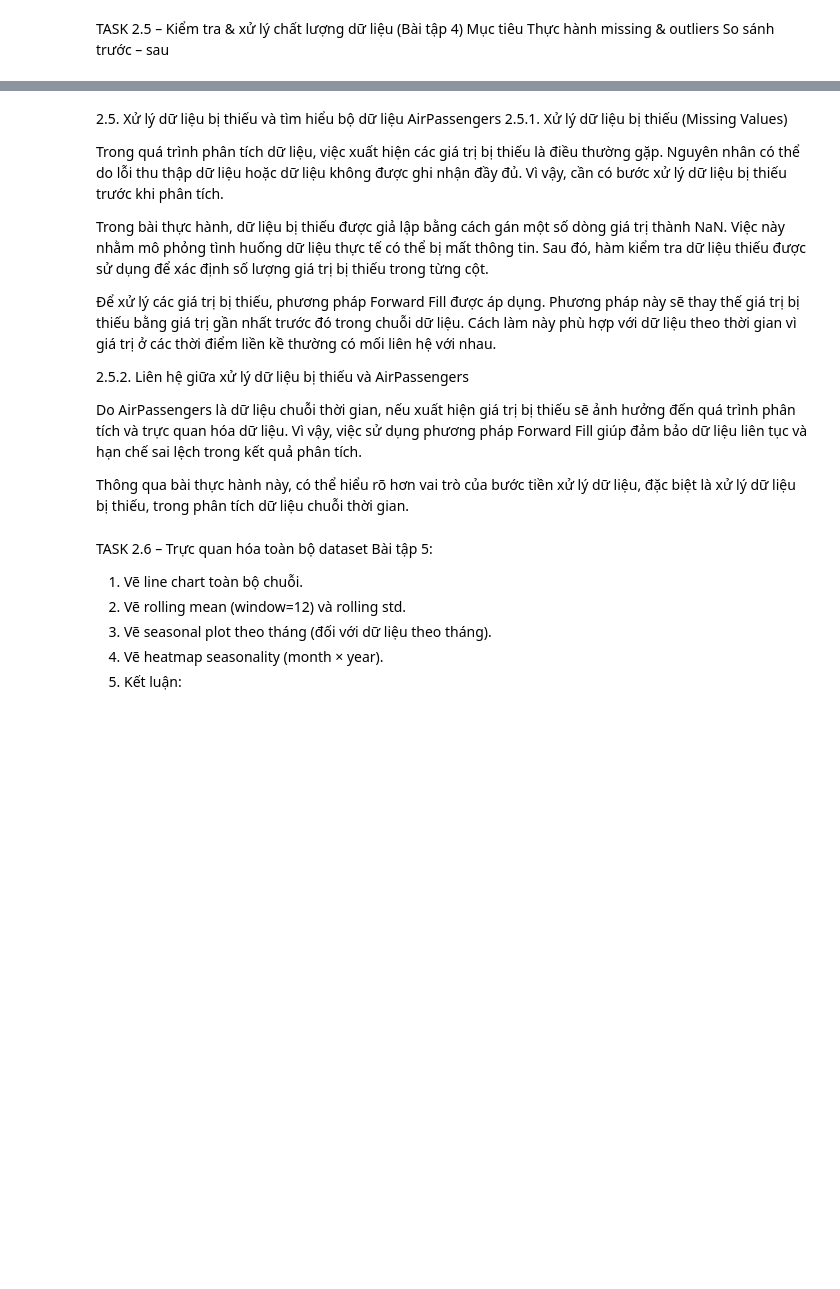
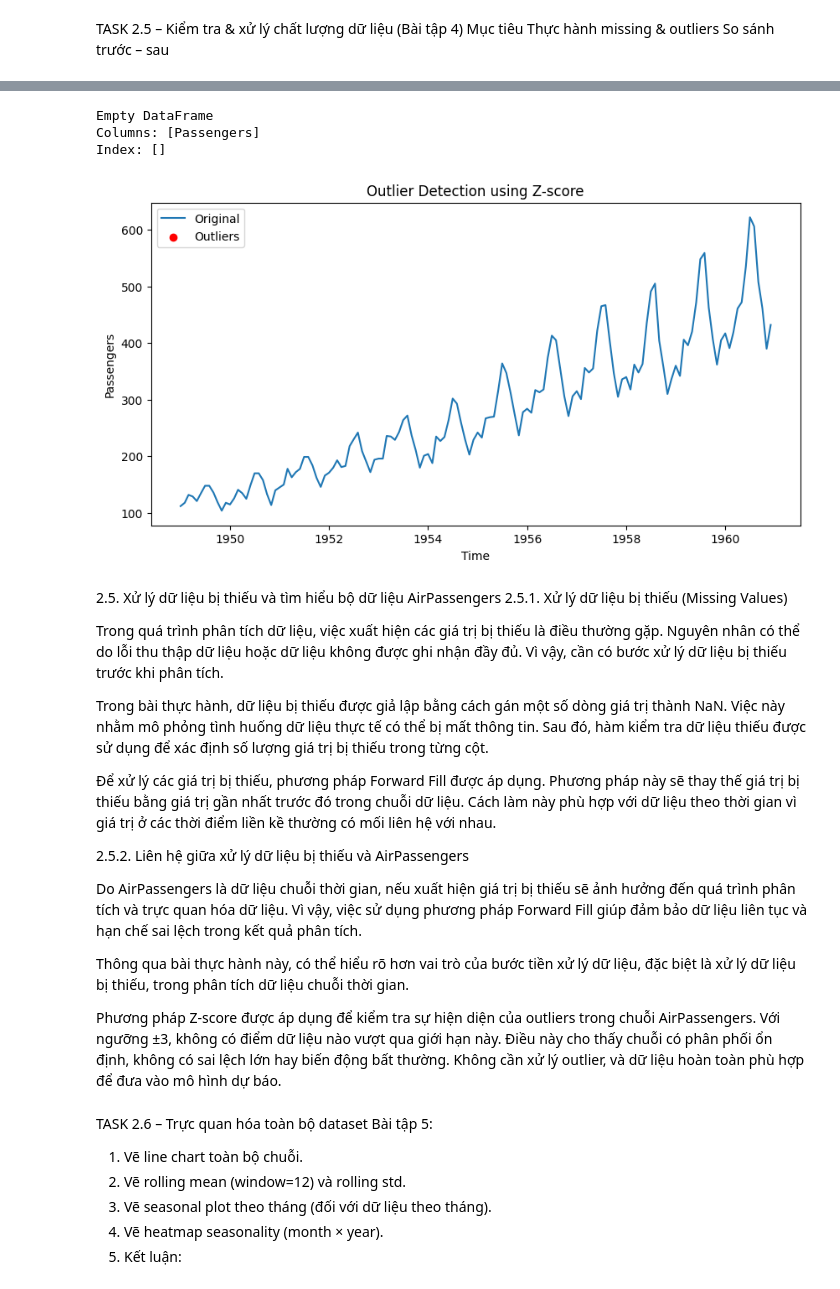
Before and after one commit to ThienNam13/Time-Series-Data-Analysis-and-Forecasting, a Jupyter notebook: Chapter2.ipynb, the cells around one changed output, grey strips where cells are left out. Saved outputs shown, nothing was run; the diff lists cells and outputs as text; code cells hidden in the pictures; blank space fills up the shorter version.

```diff
--- a/Chapter2.ipynb
+++ b/Chapter2.ipynb
@@ -239,3 +293,33 @@ dtype: int64
+# %%
+# Phát hiện outlier (phần còn thiếu)
+from scipy.stats import zscore
+
+# Tính Z-score cho cột Passengers
+z_scores = zscore(df["Passengers"])
+
+# Ngưỡng phát hiện outlier (thường dùng ±3)
+threshold = 3
+
+# Tạo mask đánh dấu outliers
+outliers = abs(z_scores) > threshold
+
+# In ra các điểm bị coi là outlier
+print(df[outliers])
+
+# Vẽ biểu đồ
+plt.figure(figsize=(10,5))
+plt.plot(df.index, df["Passengers"], label="Original")
+plt.scatter(df.index[outliers], df["Passengers"][outliers], color="red", label="Outliers", zorder=5)
+plt.title("Outlier Detection using Z-score")
+plt.xlabel("Time")
+plt.ylabel("Passengers")
+plt.legend()
+plt.show()
+# %% [output]
+Empty DataFrame
+Columns: [Passengers]
+Index: []
+[figure, added]
 # %% [markdown]
 2.5. Xử lý dữ liệu bị thiếu và tìm hiểu bộ dữ liệu AirPassengers
 2.5.1. Xử lý dữ liệu bị thiếu (Missing Values)
@@ -251,6 +335,8 @@ Trong bài thực hành, dữ liệu bị thiếu được giả lập bằng c
 Do AirPassengers là dữ liệu chuỗi thời gian, nếu xuất hiện giá trị bị thiếu sẽ ảnh hưởng đến quá trình phân tích và trực quan hóa dữ liệu. Vì vậy, việc sử dụng phương pháp Forward Fill giúp đảm bảo dữ liệu liên tục và hạn chế sai lệch trong kết quả phân tích.
 
 Thông qua bài thực hành này, có thể hiểu rõ hơn vai trò của bước tiền xử lý dữ liệu, đặc biệt là xử lý dữ liệu bị thiếu, trong phân tích dữ liệu chuỗi thời gian.
+
+Phương pháp Z-score được áp dụng để kiểm tra sự hiện diện của outliers trong chuỗi AirPassengers. Với ngưỡng ±3, không có điểm dữ liệu nào vượt qua giới hạn này. Điều này cho thấy chuỗi có phân phối ổn định, không có sai lệch lớn hay biến động bất thường. Không cần xử lý outlier, và dữ liệu hoàn toàn phù hợp để đưa vào mô hình dự báo.
 # %% [markdown]
 TASK 2.6 – Trực quan hóa toàn bộ dataset
 Bài tập 5:
```
Also changed, not shown: parts of 16 cells of this notebook.
